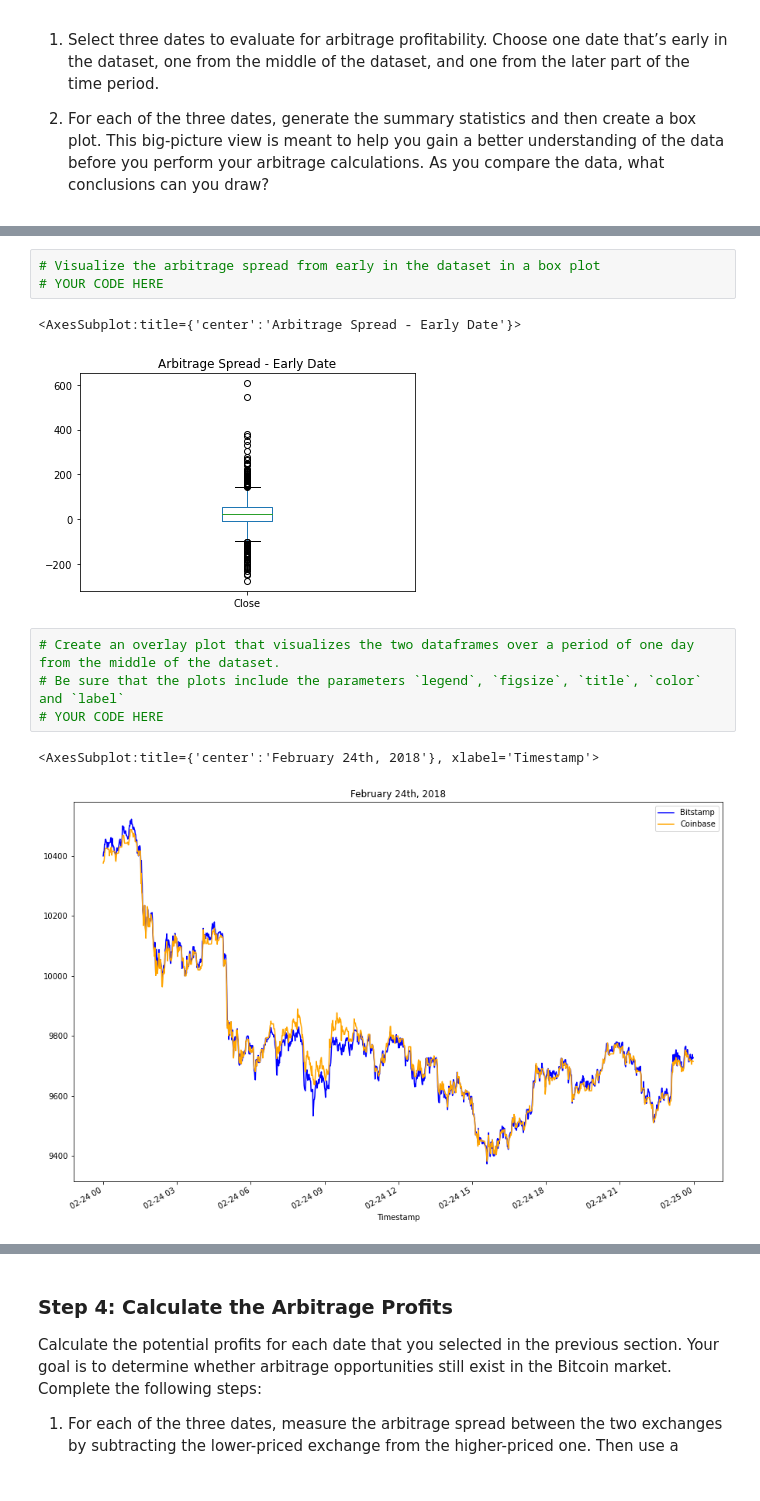
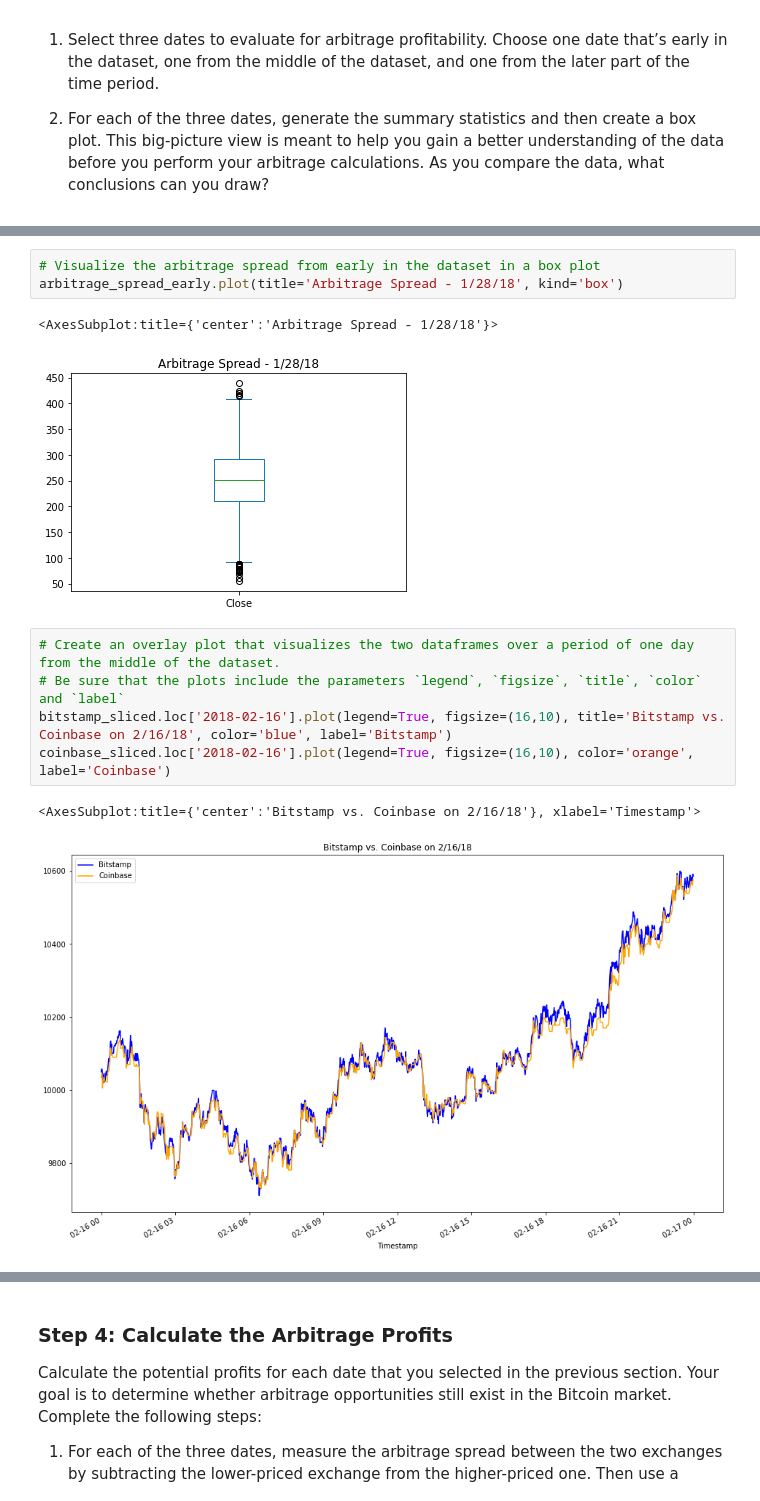
Before and after one commit to thompkjm/challenge_3, a Jupyter notebook: crypto_arbitrage.ipynb, the cells around one changed output, grey strips where cells are left out. Saved outputs shown, nothing was run; the diff lists cells and outputs as text.

```diff
--- a/crypto_arbitrage.ipynb
+++ b/crypto_arbitrage.ipynb
@@ -352,17 +352,18 @@ max       606.800000
 Name: Close, dtype: float64
 # %%
 # Visualize the arbitrage spread from early in the dataset in a box plot
-# YOUR CODE HERE
+arbitrage_spread_early.plot(title='Arbitrage Spread - 1/28/18', kind='box')
 # %% [output]
-<AxesSubplot:title={'center':'Arbitrage Spread - Early Date'}>
+<AxesSubplot:title={'center':'Arbitrage Spread - 1/28/18'}>
-[figure, old version]
+[figure, new version]
 # %%
 # Create an overlay plot that visualizes the two dataframes over a period of one day from the middle of the dataset.
 # Be sure that the plots include the parameters `legend`, `figsize`, `title`, `color` and `label`
-# YOUR CODE HERE
+bitstamp_sliced.loc['2018-02-16'].plot(legend=True, figsize=(16,10), title='Bitstamp vs. Coinbase on 2/16/18', color='blue', label='Bitstamp')
+coinbase_sliced.loc['2018-02-16'].plot(legend=True, figsize=(16,10), color='orange', label='Coinbase')
 # %% [output]
-<AxesSubplot:title={'center':'February 24th, 2018'}, xlabel='Timestamp'>
+<AxesSubplot:title={'center':'Bitstamp vs. Coinbase on 2/16/18'}, xlabel='Timestamp'>
-[figure, old version]
+[figure, new version]
 # %%
 # Using the date in the middle that you have selected, calculate the arbitrage spread
 # by subtracting the bitstamp lower closing prices from the coinbase higher closing prices
```
Also changed, not shown: parts of 7 cells of this notebook.
